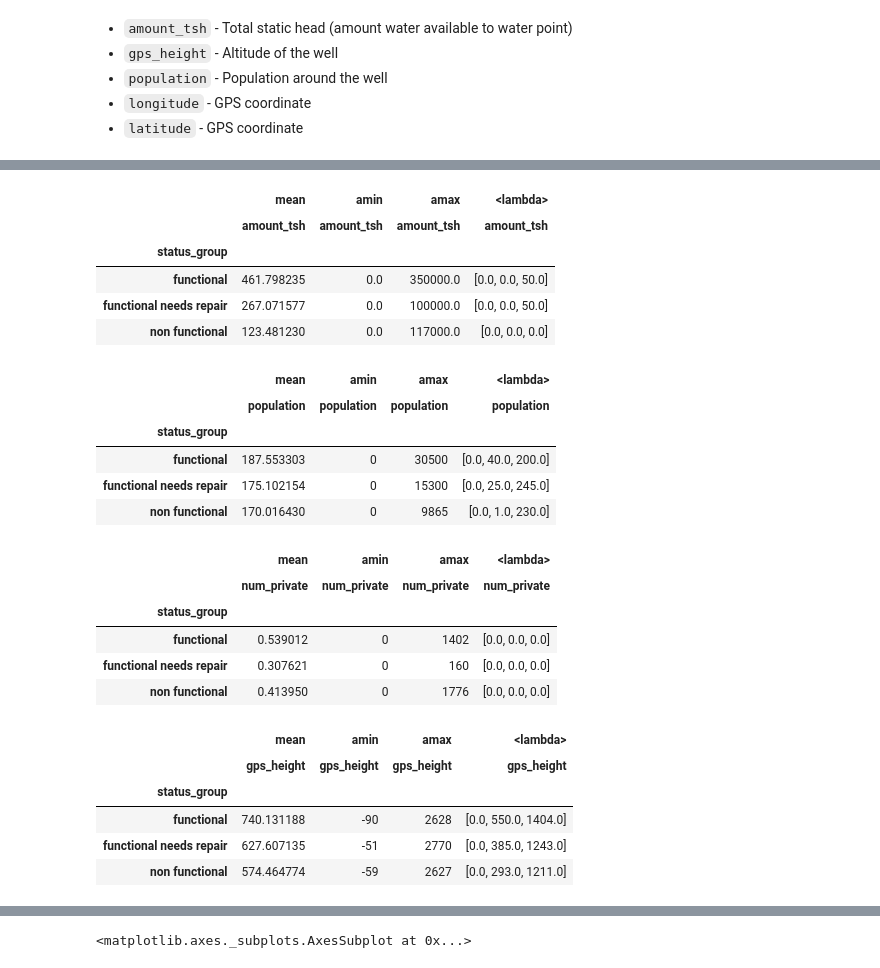
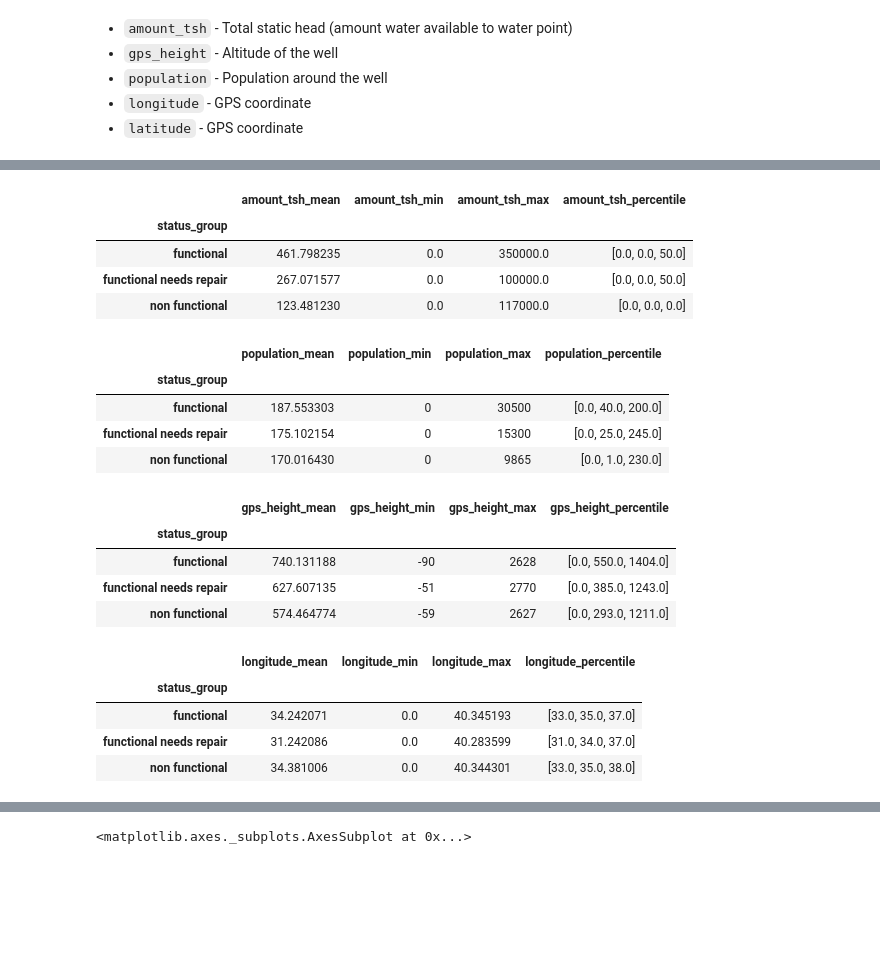
Before and after one commit to sophia-li-he/predict_water_pumps_reproducible, a Jupyter notebook: Predict Which Water Pumps Are Faulty Using Reproducible Code.ipynb, the cells around one changed output, grey strips where cells are left out. Drawn from its saved outputs; the diff is of its cells as text; code cells hidden in the pictures; blank space fills up the shorter version.

Commit message:
Fixed the pivot table format for continous variables

```diff
--- a/Predict Which Water Pumps Are Faulty Using Reproducible Code.ipynb
+++ b/Predict Which Water Pumps Are Faulty Using Reproducible Code.ipynb
@@ -344,51 +344,55 @@ df_train.describe()
 | 75% | 20.000000 | 1319.250000 | 37.178387 | -3.326156e+00 | 0.000000 | 17.000000 | 5.000000 | 215.000000 | ... |
 | max | 350000.000000 | 2770.000000 | 40.345193 | -2.000000e-08 | 1776.000000 | 99.000000 | 80.000000 | 30500.000000 | ... |
 # %%
-pd.pivot_table(df_train, values='amount_tsh', index='status_group', aggfunc=[np.mean, np.min, np.max,\
-                                                                            lambda x: [np.percentile(x, 25),\
-                                                                                      np.percentile(x, 50),\
-                                                                                      np.percentile(x, 75)]])
+df_pv = pd.pivot_table(df_train, values='amount_tsh', index='status_group', aggfunc=[np.mean, np.min, np.max,\
+                                                                    lambda x: [round(np.percentile(x, 25),0),\
+                                                                               round(np.percentile(x, 50),0),\
+                                                                               round(np.percentile(x, 75),0)]])
+df_pv.columns = df_pv.columns.get_level_values(1) + '_' + ['mean', 'min', 'max', 'percentile']
+df_pv
 # %% [output]
-|  | mean | amin | amax | <lambda> |
-|  | amount_tsh | amount_tsh | amount_tsh | amount_tsh |
+|  | amount_tsh_mean | amount_tsh_min | amount_tsh_max | amount_tsh_percentile |
 | status_group |  |  |  |  |
 | functional | 461.798235 | 0.0 | 350000.0 | [0.0, 0.0, 50.0] |
 | functional needs repair | 267.071577 | 0.0 | 100000.0 | [0.0, 0.0, 50.0] |
 | non functional | 123.481230 | 0.0 | 117000.0 | [0.0, 0.0, 0.0] |
 # %%
-pd.pivot_table(df_train, values='population', index='status_group', aggfunc=[np.mean, np.min, np.max,\
-                                                                            lambda x: [np.percentile(x, 25),\
-                                                                                      np.percentile(x, 50),\
-                                                                                      np.percentile(x, 75)]])
+df_pv = pd.pivot_table(df_train, values='population', index='status_group', aggfunc=[np.mean, np.min, np.max,\
+                                                                    lambda x: [round(np.percentile(x, 25),0),\
+                                                                               round(np.percentile(x, 50),0),\
+                                                                               round(np.percentile(x, 75),0)]])
+df_pv.columns = df_pv.columns.get_level_values(1) + '_' + ['mean', 'min', 'max', 'percentile']
+df_pv
 # %% [output]
-|  | mean | amin | amax | <lambda> |
-|  | population | population | population | population |
+|  | population_mean | population_min | population_max | population_percentile |
 | status_group |  |  |  |  |
 | functional | 187.553303 | 0 | 30500 | [0.0, 40.0, 200.0] |
 | functional needs repair | 175.102154 | 0 | 15300 | [0.0, 25.0, 245.0] |
 | non functional | 170.016430 | 0 | 9865 | [0.0, 1.0, 230.0] |
 # %%
-pd.pivot_table(df_train, values='num_private', index='status_group', aggfunc=[np.mean, np.min, np.max,\
-                                                                            lambda x: [np.percentile(x, 25),\
-                                                                                      np.percentile(x, 50),\
-                                                                                      np.percentile(x, 75)]])
+df_pv = pd.pivot_table(df_train, values='gps_height', index='status_group', aggfunc=[np.mean, np.min, np.max,\
+                                                                    lambda x: [round(np.percentile(x, 25),0),\
+                                                                               round(np.percentile(x, 50),0),\
+                                                                               round(np.percentile(x, 75),0)]])
+df_pv.columns = df_pv.columns.get_level_values(1) + '_' + ['mean', 'min', 'max', 'percentile']
+df_pv
 # %% [output]
-|  | mean | amin | amax | <lambda> |
-|  | num_private | num_private | num_private | num_private |
+|  | gps_height_mean | gps_height_min | gps_height_max | gps_height_percentile |
 | status_group |  |  |  |  |
-| functional | 0.539012 | 0 | 1402 | [0.0, 0.0, 0.0] |
-| functional needs repair | 0.307621 | 0 | 160 | [0.0, 0.0, 0.0] |
-| non functional | 0.413950 | 0 | 1776 | [0.0, 0.0, 0.0] |
+| functional | 740.131188 | -90 | 2628 | [0.0, 550.0, 1404.0] |
+| functional needs repair | 627.607135 | -51 | 2770 | [0.0, 385.0, 1243.0] |
+| non functional | 574.464774 | -59 | 2627 | [0.0, 293.0, 1211.0] |
 # %%
-pd.pivot_table(df_train, values='gps_height', index='status_group', aggfunc=[np.mean, np.min, np.max,\
-                                                                            lambda x: [np.percentile(x, 25),\
-                                                                                      np.percentile(x, 50),\
-                                                                                      np.percentile(x, 75)]])
+df_pv = pd.pivot_table(df_train, values='longitude', index='status_group', aggfunc=[np.mean, np.min, np.max,\
+                                                                    lambda x: [round(np.percentile(x, 25),0),\
+                                                                               round(np.percentile(x, 50),0),\
+                                                                               round(np.percentile(x, 75),0)]])
+df_pv.columns = df_pv.columns.get_level_values(1) + '_' + ['mean', 'min', 'max', 'percentile']
+df_pv
 # %% [output]
-|  | mean | amin | amax | <lambda> |
-|  | gps_height | gps_height | gps_height | gps_height |
+|  | longitude_mean | longitude_min | longitude_max | longitude_percentile |
 | status_group |  |  |  |  |
-| functional | 740.131188 | -90 | 2628 | [0.0, 550.0, 1404.0] |
-| functional needs repair | 627.607135 | -51 | 2770 | [0.0, 385.0, 1243.0] |
-| non functional | 574.464774 | -59 | 2627 | [0.0, 293.0, 1211.0] |
+| functional | 34.242071 | 0.0 | 40.345193 | [33.0, 35.0, 37.0] |
+| functional needs repair | 31.242086 | 0.0 | 40.283599 | [31.0, 34.0, 37.0] |
+| non functional | 34.381006 | 0.0 | 40.344301 | [33.0, 35.0, 38.0] |
 # %%
```
Also changed, not shown: parts of 2 cells of this notebook.
